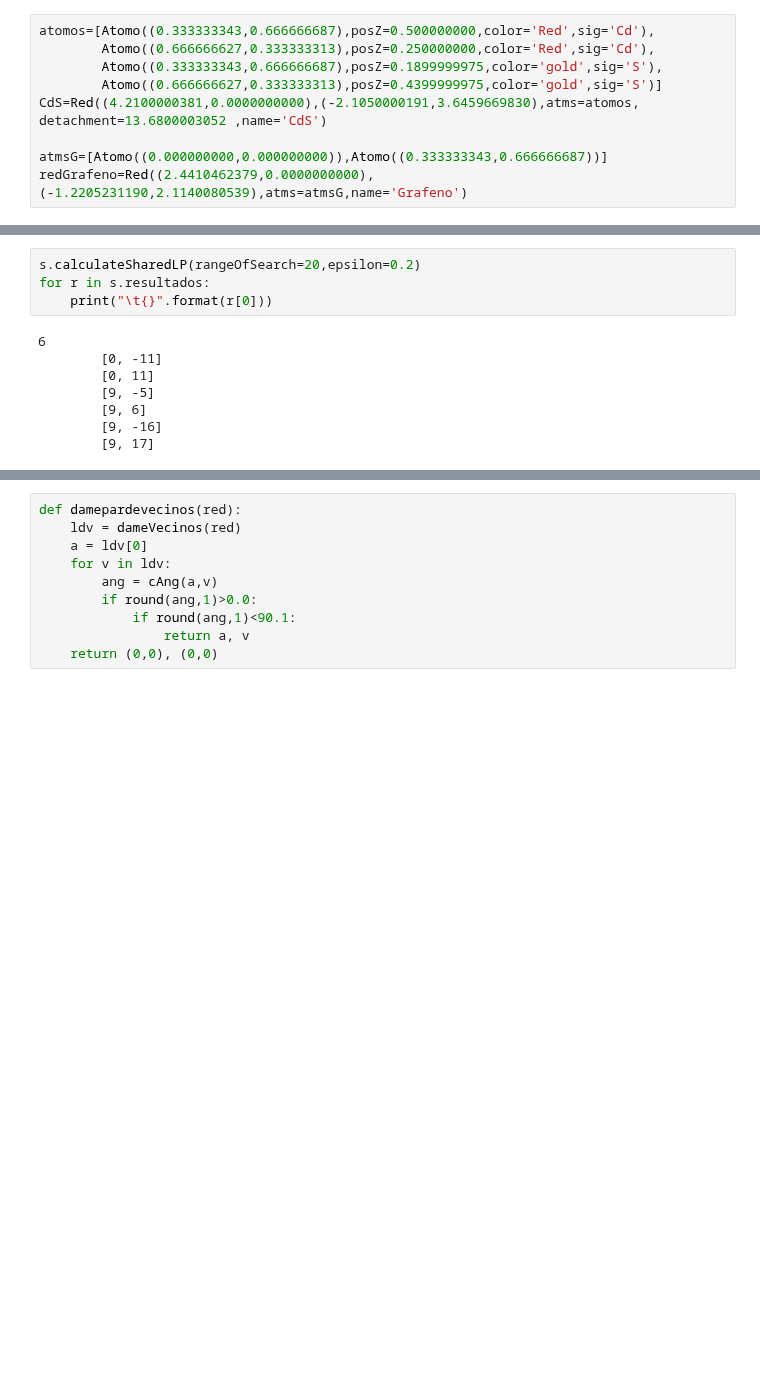
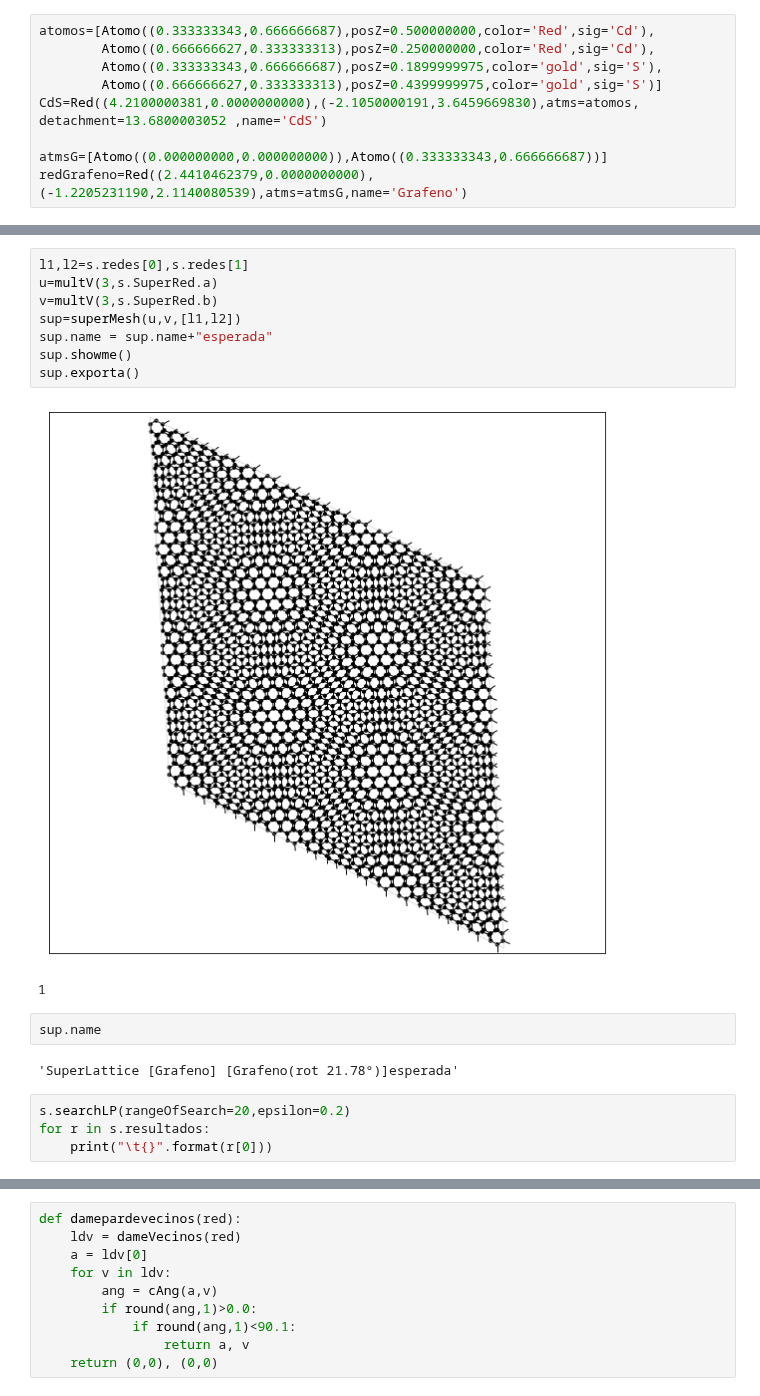
Before and after one commit to OssielAg/SS, a Jupyter notebook: SuperCell/Untitled1.ipynb, the cells around one changed output, grey strips where cells are left out. Saved outputs shown, nothing was run; the diff lists cells and outputs as text; blank space fills up the shorter version.

```diff
--- a/SuperCell/Untitled1.ipynb
+++ b/SuperCell/Untitled1.ipynb
@@ -20,13 +41,20 @@ Sistema [Grafeno(rot 29.449°),Black-Phosphorene]
+# %%
+l1,l2=s.redes[0],s.redes[1]
+u=multV(3,s.SuperRed.a)
+v=multV(3,s.SuperRed.b)
+sup=superMesh(u,v,[l1,l2])
+sup.name = sup.name+"esperada"
+sup.showme()
+sup.exporta()
+# %% [output]
+[figure, added]
+1
+# %%
+sup.name
+# %% [output]
+'SuperLattice [Grafeno] [Grafeno(rot 21.78°)]esperada'
 # %%
-s.calculateSharedLP(rangeOfSearch=20,epsilon=0.2)
+s.searchLP(rangeOfSearch=20,epsilon=0.2)
 for r in s.resultados:
     print("\t{}".format(r[0]))
-# %% [output]
-6
-        [0, -11]
-        [0, 11]
-        [9, -5]
-        [9, 6]
-        [9, -16]
-        [9, 17]
 # %%
```
Also changed, not shown: parts of 14 cells of this notebook, 23 other files.
